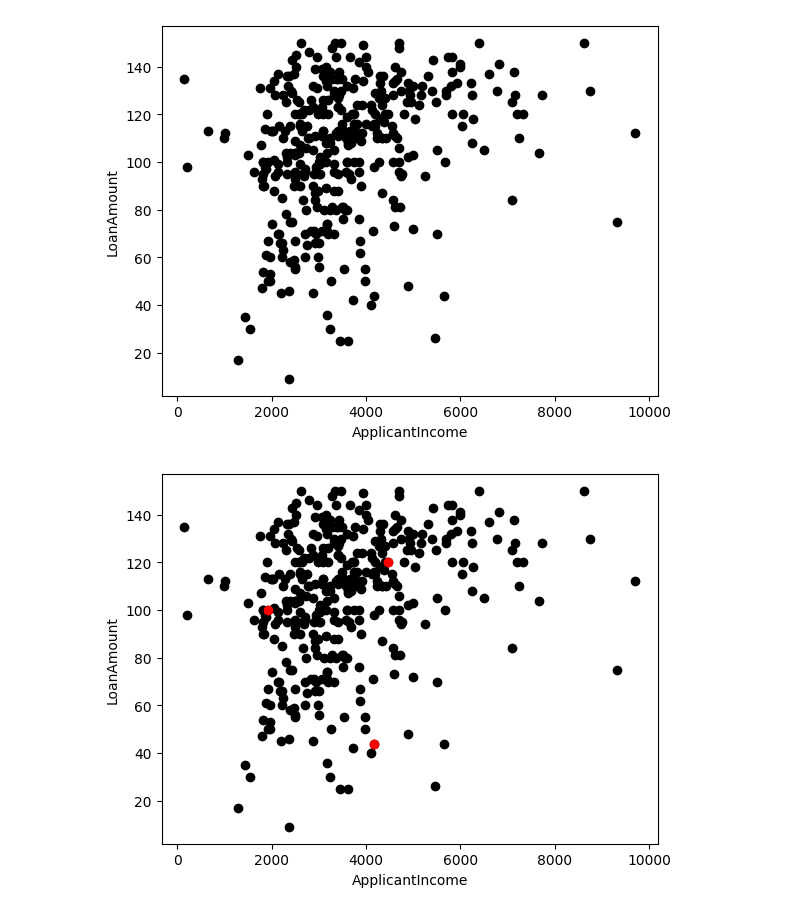
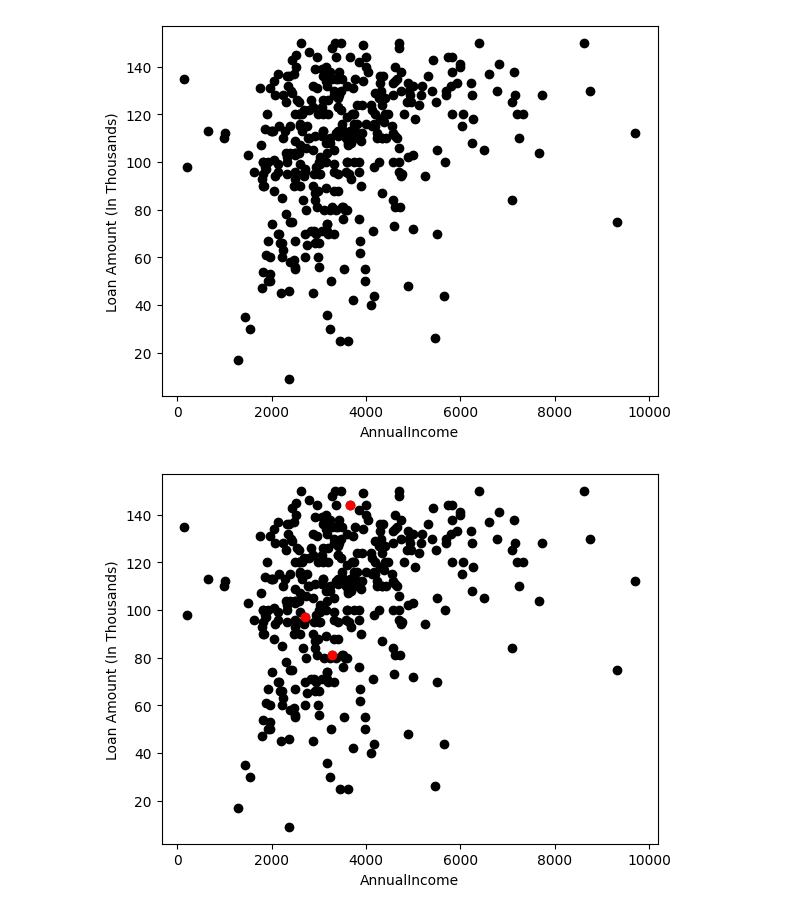
Before and after one commit to ushnishdeybhowmik/clusterlearning, a Jupyter notebook: clusterlearning.ipynb, the cells around one changed output. Cells and saved outputs as stored; diff of their text form; code cells hidden in the pictures.

Commit message:
Complete Cluster Learning

```diff
--- a/clusterlearning.ipynb
+++ b/clusterlearning.ipynb
@@ -25,18 +8,26 @@ data.head()
 # %%
-plt.scatter(X['ApplicantIncome'], X['LoanAmount'],c='black')
-plt.xlabel('ApplicantIncome')
-plt.ylabel('LoanAmount')
+data = pd.read_csv('/content/clustering.csv')
+data.head()
+X = data[["LoanAmount","ApplicantIncome"]]
+#Visualise data points
+plt.scatter(X["ApplicantIncome"],X["LoanAmount"],c='black')
+plt.xlabel('AnnualIncome')
+plt.ylabel('Loan Amount (In Thousands)')
 plt.show()
 # %% [output]
-[figure, old version]
+[figure, new version]
 # %%
-K = 3
+# Step 1 and 2 - Choose the number of clusters (k) and select random centroid for each cluster
 
+#number of clusters
+K=3
+
+# Select random observation as centroids
 Centroids = (X.sample(n=K))
-plt.scatter(X['ApplicantIncome'], X['LoanAmount'],c='black')
-plt.scatter(Centroids['ApplicantIncome'], Centroids['LoanAmount'],c='red')
-plt.xlabel('ApplicantIncome')
-plt.ylabel('LoanAmount')
+plt.scatter(X["ApplicantIncome"],X["LoanAmount"],c='black')
+plt.scatter(Centroids["ApplicantIncome"],Centroids["LoanAmount"],c='red')
+plt.xlabel('AnnualIncome')
+plt.ylabel('Loan Amount (In Thousands)')
 plt.show()
 # %% [output]
-[figure, old version]
+[figure, new version]
```
Also changed, not shown: parts of 9 cells of this notebook.
